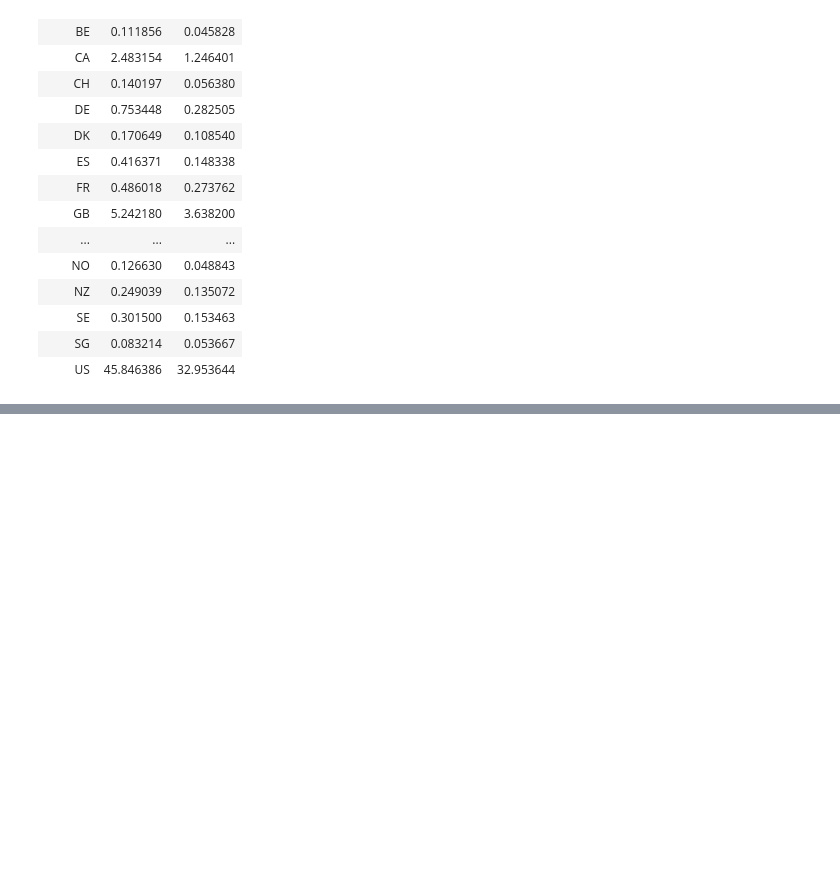
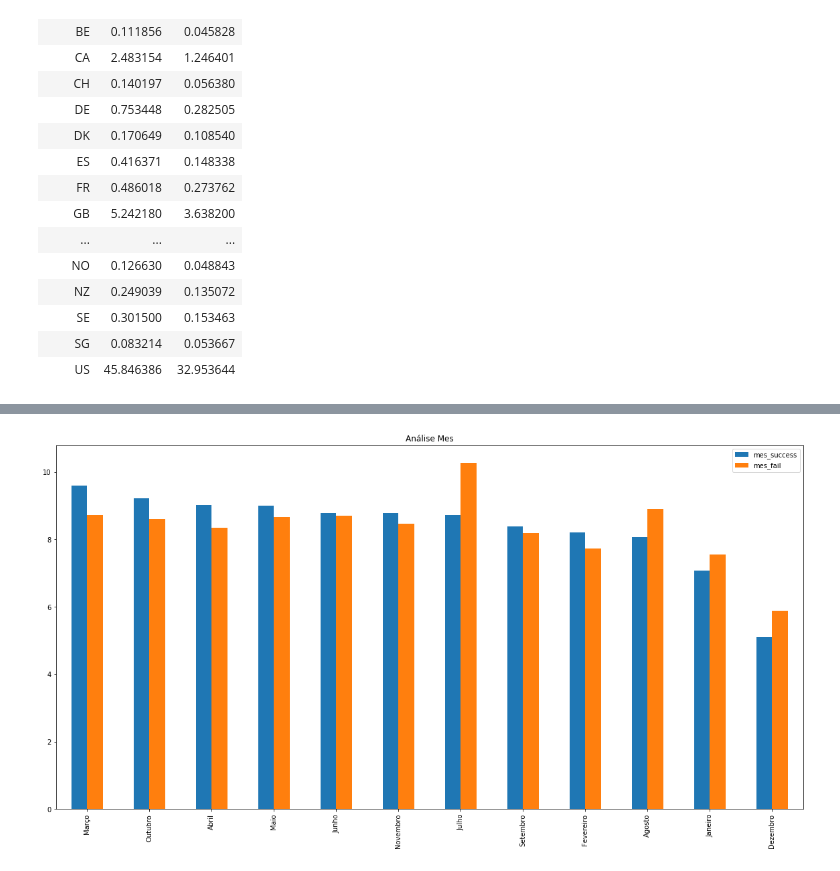
Before and after one commit to jotapsmo/Projeto-2---CDados, a Jupyter notebook: projeto 2.ipynb, the cells around one changed output, grey strips where cells are left out. Drawn from its saved outputs; the diff is of its cells as text; code cells hidden in the pictures; blank space fills up the shorter version.

```diff
--- a/projeto 2.ipynb
+++ b/projeto 2.ipynb
@@ -198,0 +245,10 @@ pd.crosstab(dataset.country, dataset.state, normalize = True)*100
+# %%
+mes = pd.DataFrame()
+mes['mes_success'] = dataset.loc[filtra_sucesso,'launched_Month'].value_counts(normalize = 'index')*100
+mes['mes_fail'] = dataset.loc[filtra_falha,'launched_Month'].value_counts(normalize = 'index')*100
+
+fig = plt.figure(figsize=(20, 10))
+ax1 = fig.add_subplot()
+analise_mes = mes.plot.bar(ax = ax1, title = 'Análise Mes')
+# %% [output]
+[figure, added]
```
Also changed, not shown: parts of 11 cells of this notebook.
